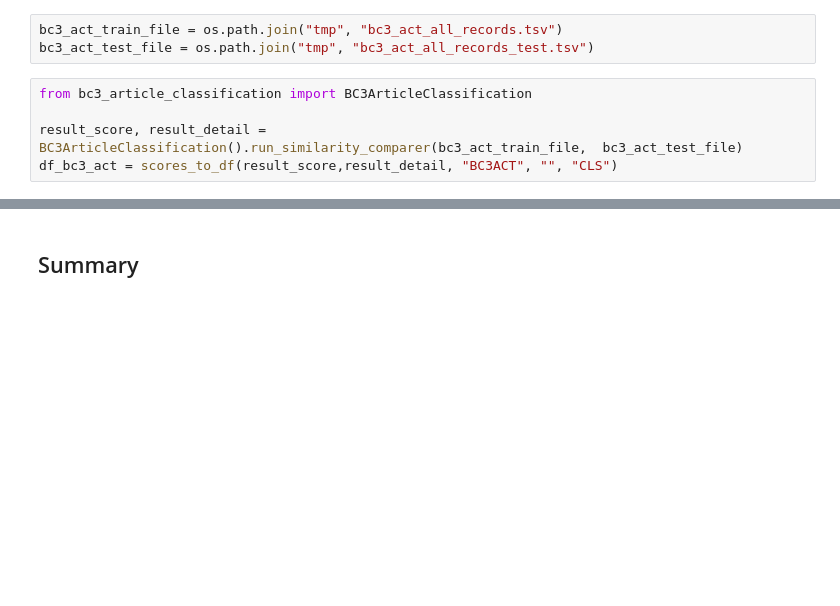
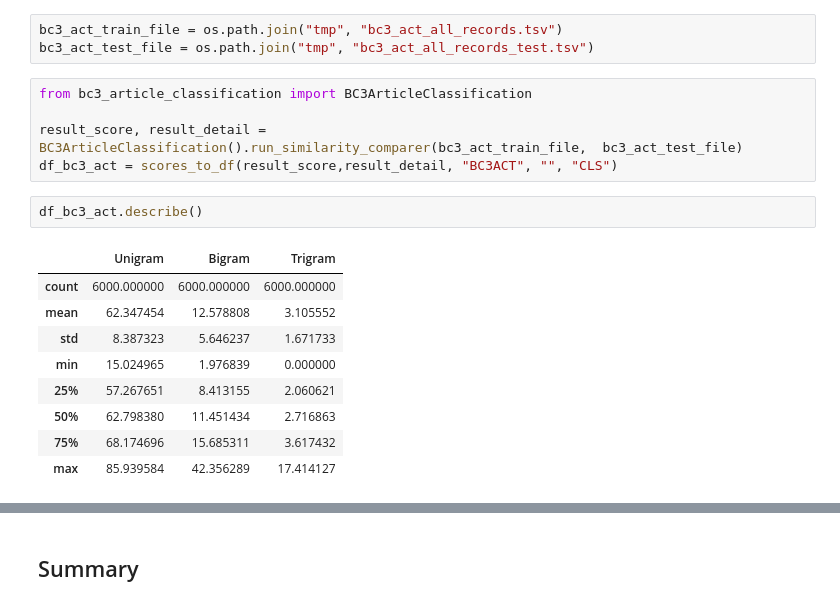
Before and after one commit to elangovana/nlp-train-test-overlap-detector, a Jupyter notebook: Similarity.ipynb, the cells around one changed output, grey strips where cells are left out. Saved outputs shown, nothing was run; the diff lists cells and outputs as text; blank space fills up the shorter version.

```diff
--- a/Similarity.ipynb
+++ b/Similarity.ipynb
@@ -174,3 +211,15 @@ from bc3_article_classification import BC3ArticleClassification
 
 result_score, result_detail = BC3ArticleClassification().run_similarity_comparer(bc3_act_train_file,  bc3_act_test_file)
 df_bc3_act = scores_to_df(result_score,result_detail, "BC3ACT", "", "CLS")
+# %%
+df_bc3_act.describe()
+# %% [output]
+|  | Unigram | Bigram | Trigram |
+| count | 6000.000000 | 6000.000000 | 6000.000000 |
+| mean | 62.347454 | 12.578808 | 3.105552 |
+| std | 8.387323 | 5.646237 | 1.671733 |
+| min | 15.024965 | 1.976839 | 0.000000 |
+| 25% | 57.267651 | 8.413155 | 2.060621 |
+| 50% | 62.798380 | 11.451434 | 2.716863 |
+| 75% | 68.174696 | 15.685311 | 3.617432 |
+| max | 85.939584 | 42.356289 | 17.414127 |
```
Also changed, not shown: parts of 11 cells of this notebook.
